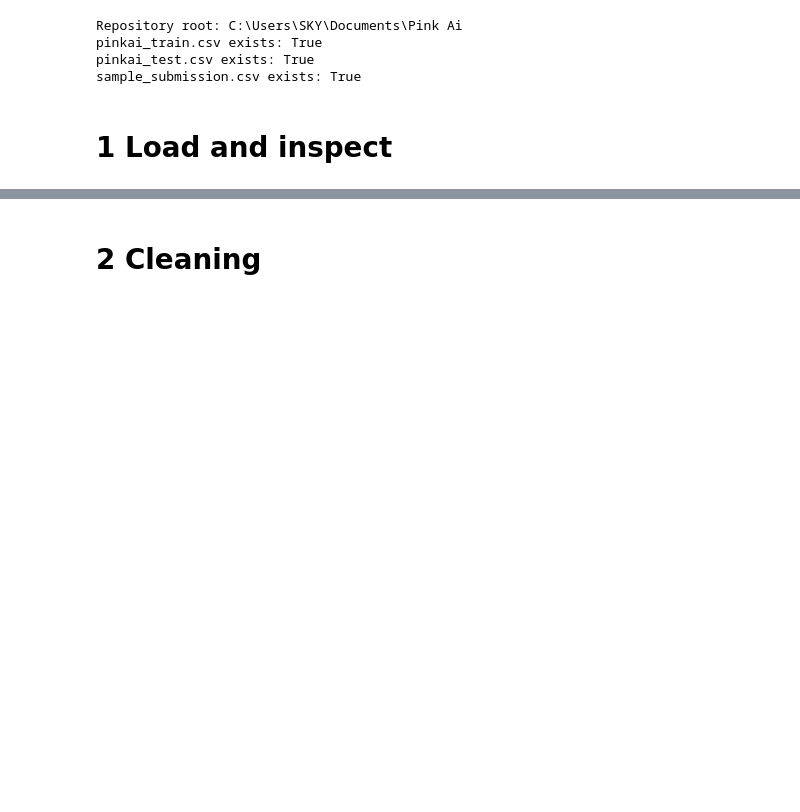
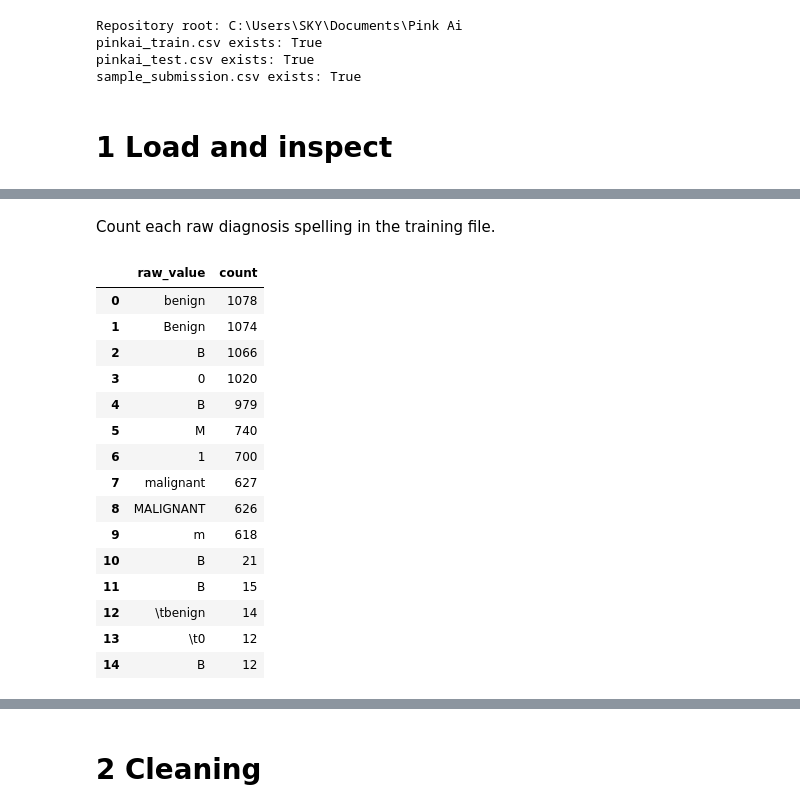
Before and after one commit to JHT127/pink-ai-hackathon, a Jupyter notebook: notebooks/main.ipynb, the cells around one changed output, grey strips where cells are left out. Drawn from its saved outputs; the diff is of its cells as text; code cells hidden in the pictures; blank space fills up the shorter version.

```diff
--- a/notebooks/main.ipynb
+++ b/notebooks/main.ipynb
@@ -23,0 +79,21 @@ sample_submission.csv exists: True
+# %% [markdown]
+Count each raw diagnosis spelling in the training file.
+# %%
+display(label_counts(train).head(15))
+# %% [output]
+|  | raw_value | count |
+| 0 | benign | 1078 |
+| 1 | Benign | 1074 |
+| 2 | B | 1066 |
+| 3 | 0 | 1020 |
+| 4 | B | 979 |
+| 5 | M | 740 |
+| 6 | 1 | 700 |
+| 7 | malignant | 627 |
+| 8 | MALIGNANT | 626 |
+| 9 | m | 618 |
+| 10 | B | 21 |
+| 11 | B | 15 |
+| 12 | \tbenign | 14 |
+| 13 | \t0 | 12 |
+| 14 | B | 12 |
```
Also changed, not shown: parts of 21 cells of this notebook, 3 other files.
